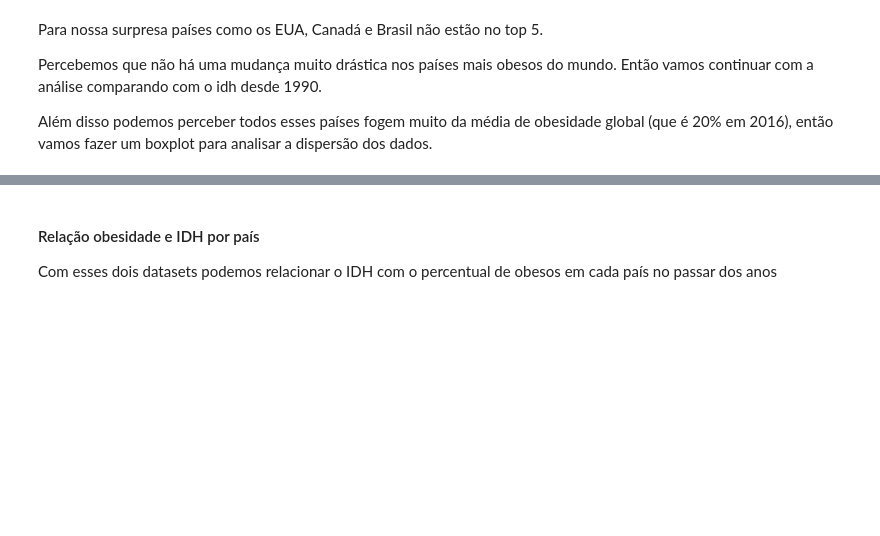
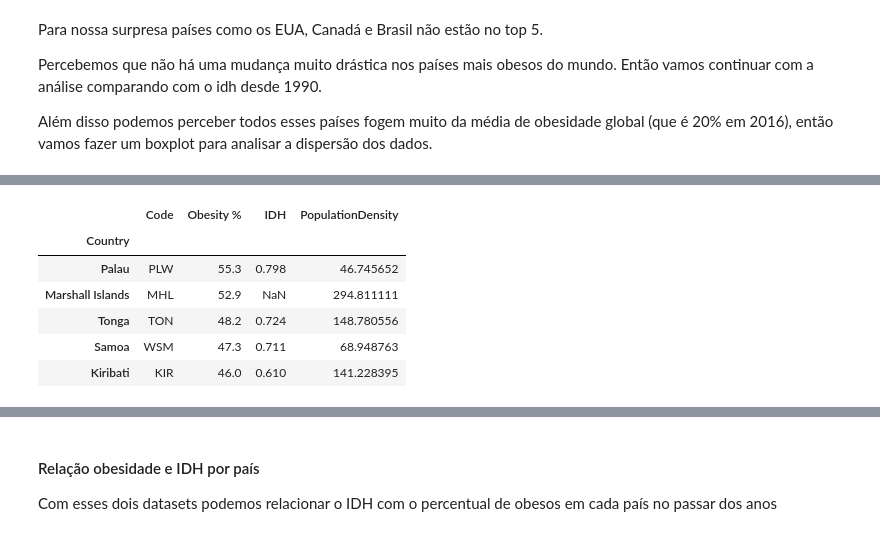
Before and after one commit to if1015-datascience-ufpe/2018-2-projeto-follow-up, a Jupyter notebook: src/Follow UP.ipynb, the cells around one changed output, grey strips where cells are left out. Saved outputs shown, nothing was run; the diff lists cells and outputs as text; code cells hidden in the pictures; blank space fills up the shorter version.

```diff
--- a/src/Follow UP.ipynb
+++ b/src/Follow UP.ipynb
@@ -157,0 +180,18 @@ Fazer boxplot e double bar chart com taxa de obesidade e idh
+# %%
+populationDensity = pd.read_csv('./data/population-density.csv')
+populationDensity = populationDensity.loc[populationDensity['Year'] == 2016]
+populationDensity = populationDensity.drop(['Year'],axis=1)
+populationDensity = populationDensity.merge(worldObesityMean, left_on='Entity', right_on='country')
+populationDensity = populationDensity[['country','Code','obesityPercentage','2016','Population density (people per sq. km of land area) (people per km² of land area)']]
+populationDensity.columns = ['Country', 'Code', 'Obesity %', 'IDH', 'PopulationDensity']
+populationDensity = populationDensity.sort_values(by=['Obesity %'], ascending=False)
+populationDensity = populationDensity.set_index('Country')
+populationDensity.head()
+# %% [output]
+|  | Code | Obesity % | IDH | PopulationDensity |
+| Country |  |  |  |  |
+| Palau | PLW | 55.3 | 0.798 | 46.745652 |
+| Marshall Islands | MHL | 52.9 | NaN | 294.811111 |
+| Tonga | TON | 48.2 | 0.724 | 148.780556 |
+| Samoa | WSM | 47.3 | 0.711 | 68.948763 |
+| Kiribati | KIR | 46.0 | 0.610 | 141.228395 |
```
Also changed, not shown: parts of 21 cells of this notebook, 1 other file.
